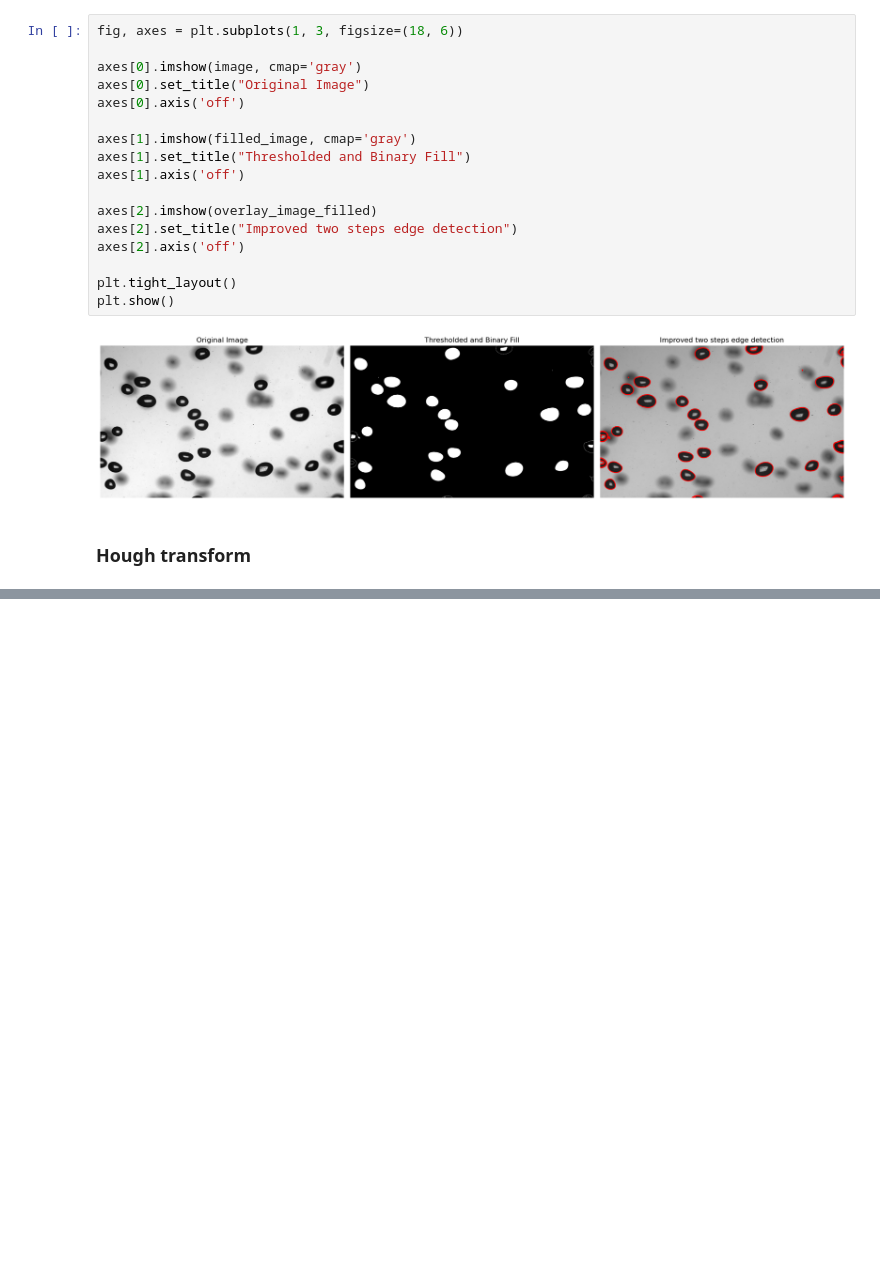
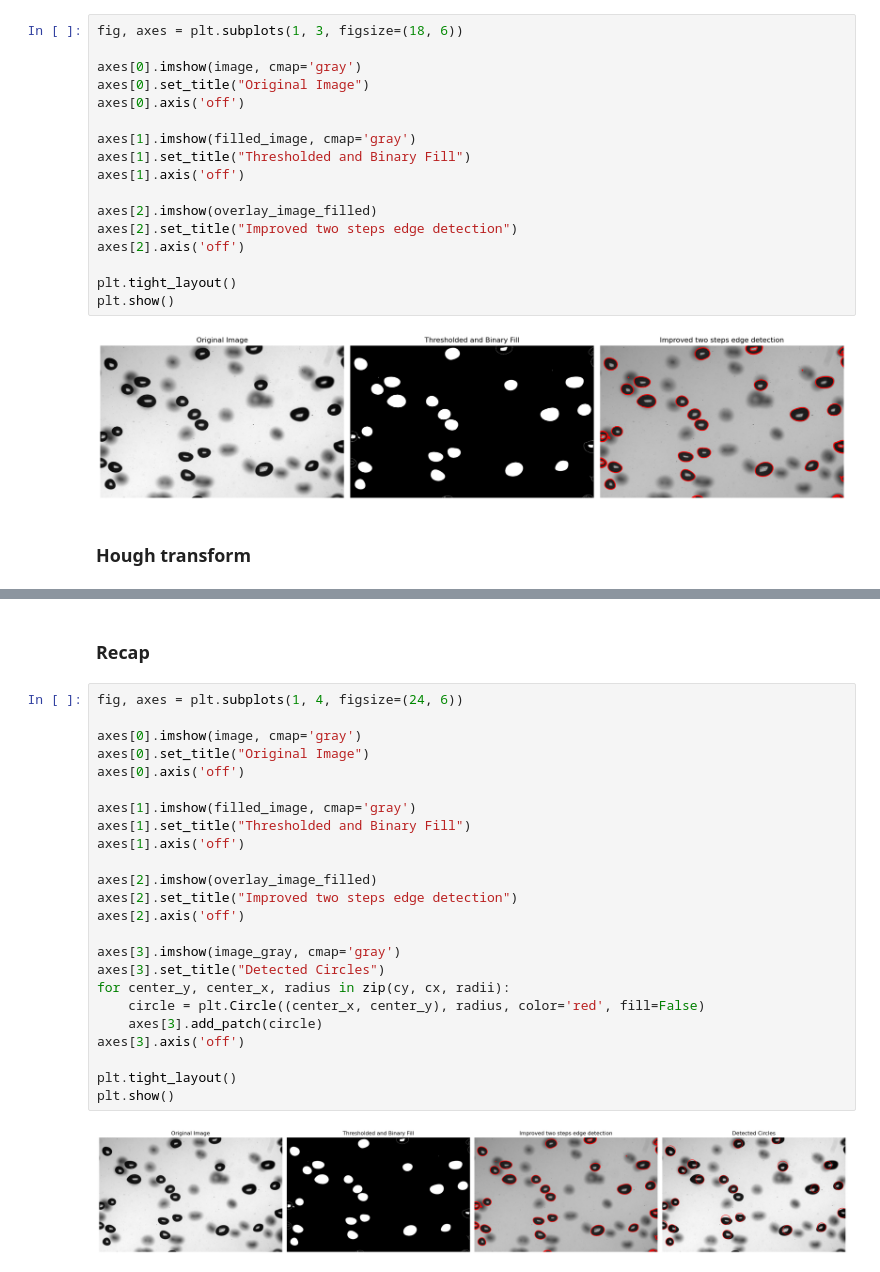
Before and after one commit to PyNoe/Bubbles, a Jupyter notebook: CircleDetection_v1.ipynb, the cells around one changed output, grey strips where cells are left out. Drawn from its saved outputs; the diff is of its cells as text; blank space fills up the shorter version.

```diff
--- a/CircleDetection_v1.ipynb
+++ b/CircleDetection_v1.ipynb
@@ -160,0 +218,28 @@ plt.show()
+# %% [markdown]
+### Recap
+# %%
+fig, axes = plt.subplots(1, 4, figsize=(24, 6))
+
+axes[0].imshow(image, cmap='gray')
+axes[0].set_title("Original Image")
+axes[0].axis('off')
+
+axes[1].imshow(filled_image, cmap='gray')
+axes[1].set_title("Thresholded and Binary Fill")
+axes[1].axis('off')
+
+axes[2].imshow(overlay_image_filled)
+axes[2].set_title("Improved two steps edge detection")
+axes[2].axis('off')
+
+axes[3].imshow(image_gray, cmap='gray')
+axes[3].set_title("Detected Circles")
+for center_y, center_x, radius in zip(cy, cx, radii):
+    circle = plt.Circle((center_x, center_y), radius, color='red', fill=False)
+    axes[3].add_patch(circle)
+axes[3].axis('off')
+
+plt.tight_layout()
+plt.show()
+# %% [output]
+[figure, added]
```
Also changed, not shown: parts of 7 cells of this notebook.
